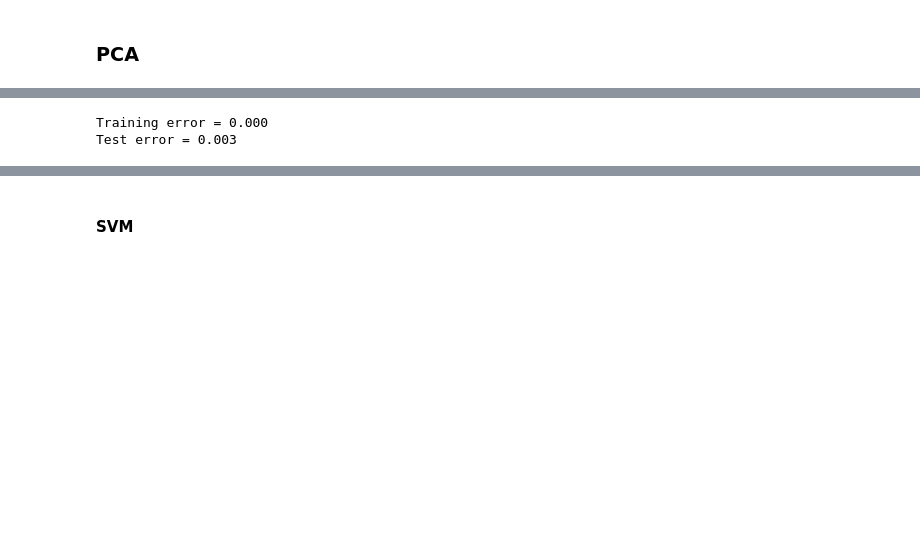
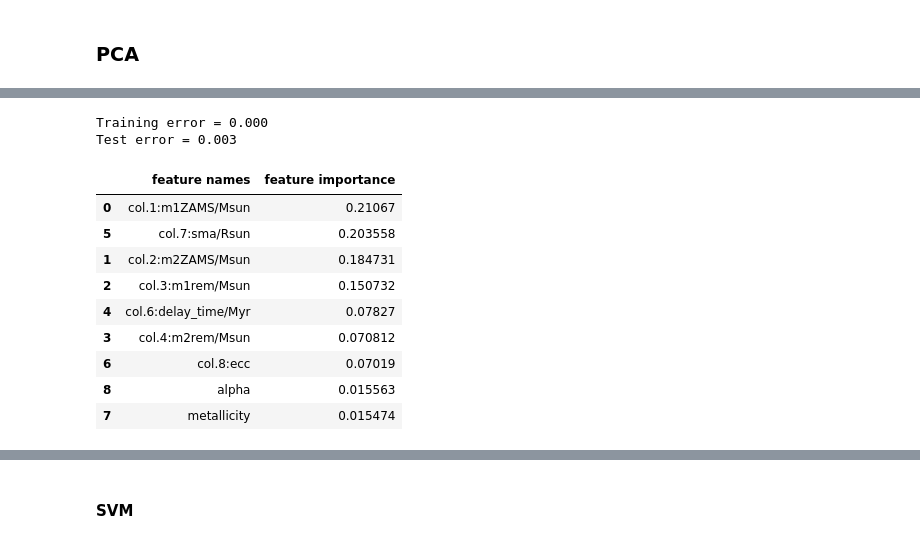
Before and after one commit to PaoloZinesi/TheFormationOfBinaryBlackHoles, a Jupyter notebook: LCP_projects_Y4-Group9/Project.ipynb, the cells around one changed output, grey strips where cells are left out. Drawn from its saved outputs; the diff is of its cells as text; code cells hidden in the pictures; blank space fills up the shorter version.

```diff
--- a/LCP_projects_Y4-Group9/Project.ipynb
+++ b/LCP_projects_Y4-Group9/Project.ipynb
@@ -190,12 +201,25 @@ plt.show()
 # %%
 RF_clf = RandomForestClassifier(max_depth=None)
 RF_clf.fit(X_train, Y_train)
 
 train_err = 1 - RF_clf.score(X_train, Y_train)
 print("Training error = %1.3f" % train_err)
-
 test_err = 1 - RF_clf.score(X_test, Y_test)
 print("Test error = %1.3f" % test_err)
+
+# display features importances
+display(pd.DataFrame(data=np.array([RF_clf.feature_names_in_, RF_clf.feature_importances_]).T,
+                     columns=["feature names", "feature importance"]).sort_values(by='feature importance', ascending=False))
 # %% [output]
 Training error = 0.000
 Test error = 0.003
+|  | feature names | feature importance |
+| 0 | col.1:m1ZAMS/Msun | 0.21067 |
+| 5 | col.7:sma/Rsun | 0.203558 |
+| 1 | col.2:m2ZAMS/Msun | 0.184731 |
+| 2 | col.3:m1rem/Msun | 0.150732 |
+| 4 | col.6:delay_time/Myr | 0.07827 |
+| 3 | col.4:m2rem/Msun | 0.070812 |
+| 6 | col.8:ecc | 0.07019 |
+| 8 | alpha | 0.015563 |
+| 7 | metallicity | 0.015474 |
```
Also changed, not shown: parts of 9 cells of this notebook.
